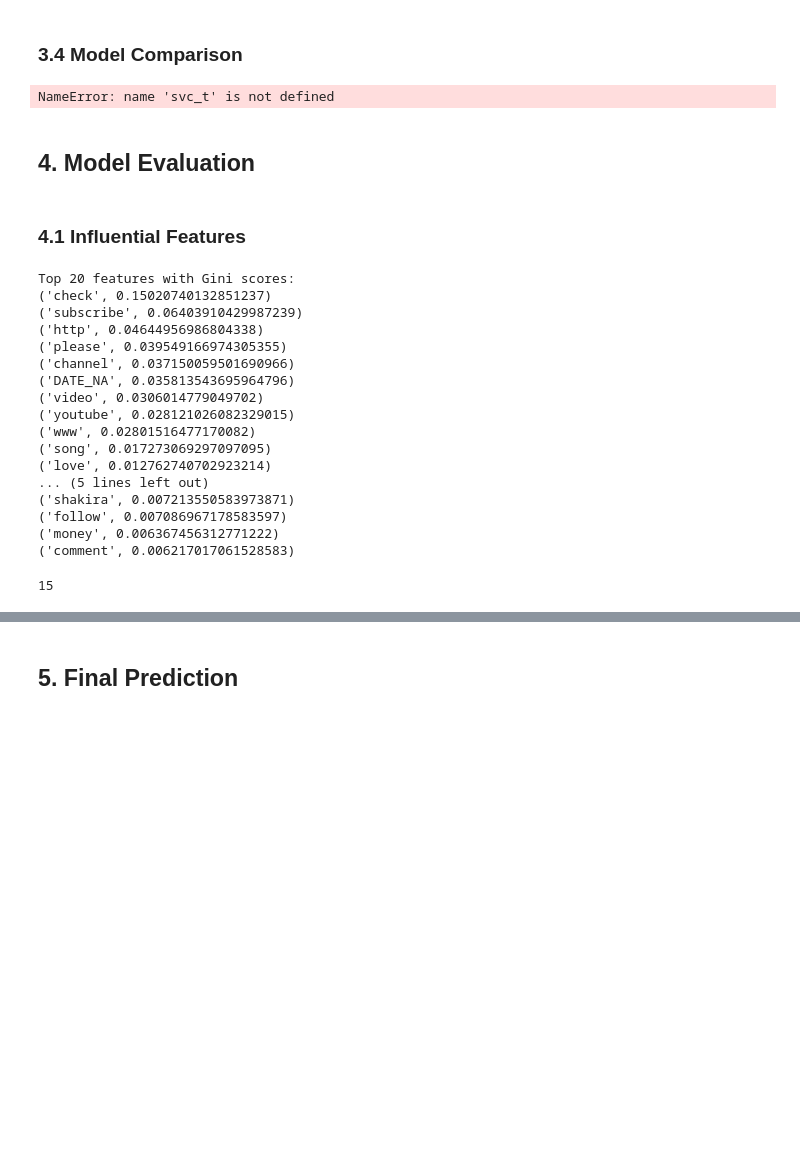
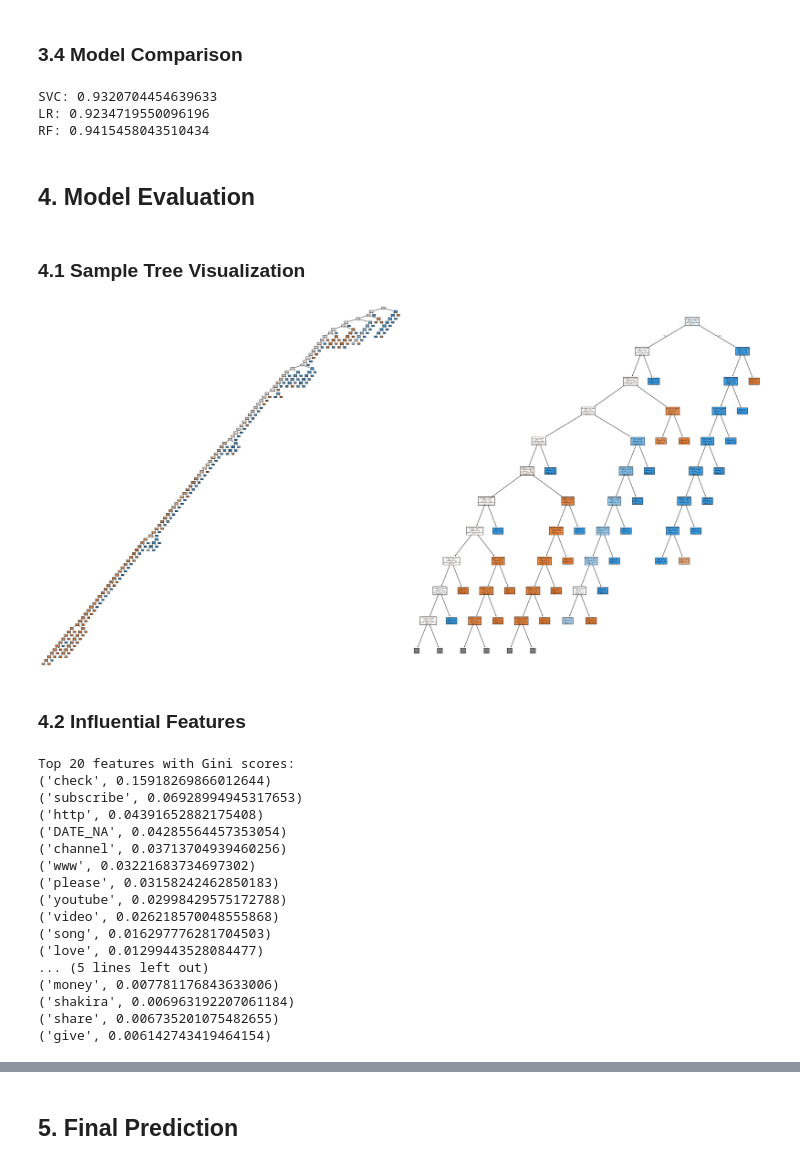
Before and after one commit to wogus00/spam-classification, a Jupyter notebook: submission_notebook.ipynb, the cells around one changed output, grey strips where cells are left out. Cells and saved outputs as stored; diff of their text form; code cells hidden in the pictures; blank space fills up the shorter version.

```diff
--- a/submission_notebook.ipynb
+++ b/submission_notebook.ipynb
@@ -782,14 +716,37 @@ svc_t = SVC()
 # %%
-svc_tv_scores = cross_val_score(svc_t, x_t_train, y_t_train, cv=5)
-print('SVC:', svc_tv_scores.mean())
-print('LR:', t_grid_search.best_score_)
+lr_best_model = grid_search_lr.best_estimator_
+svm_best_model = grid_search_svm.best_estimator_
+rf_best_model = grid_search_random_forest.best_estimator_
+
+print('SVC:', grid_search_lr.best_score_)
+print('LR:', grid_search_svm.best_score_)
 print('RF:', grid_search_random_forest.best_score_)
 # %% [output]
-NameError: name 'svc_t' is not defined
+SVC: 0.9320704454639633
+LR: 0.9234719550096196
+RF: 0.9415458043510434
 # %% [markdown]
 ## 4. Model Evaluation
+# %% [markdown]
+### 4.1 Sample Tree Visualization
+# %%
+rf_best_model = grid_search_random_forest.best_estimator_
+sample_tree = rf_best_model.estimators_[0]
+
+fig, axes = plt.subplots(1, 2, figsize=(30, 15))
+
+# Plot the full tree on the left, zoomed-in on the right
+axes[0].set_title('Full Decision Tree')
+plot_tree(sample_tree, filled=True, class_names=['0', '1'], ax=axes[0])
+axes[1].set_title('Zoomed-In Decision Tree')
+plot_tree(sample_tree, max_depth=10, filled=True, class_names=['0', '1'], ax=axes[1])
+
+plt.tight_layout()
+plt.show()
+# %% [output]
+[figure, added]
 # %% [markdown]
-### 4.1 Influential Features
+### 4.2 Influential Features
 # %%
 def get_top_n_features(model, feature_names, n):
     # Get feature importances
@@ -798,7 +755,6 @@ def get_top_n_features(model, feature_names, n):
     # Get indices of the top n features
     indices = np.argsort(importances)[-n:][::-1]
 
-    # Get the feature names and their importances, handling the special case for index 3125
     top_features = []
     for i in indices:
         feature_name = "DATE_NA" if i == 3125 else feature_names[i]
@@ -807,40 +763,26 @@ def get_top_n_features(model, feature_names, n):
     return top_features
 
 feature_names = tf_vectorizer.get_feature_names_out()
-top_20_features = get_top_n_features(rf_t, feature_names, 20)
+top_20_features = get_top_n_features(rf_best_model, feature_names, 20)
 print(f"Top 20 features with Gini scores:")
 for feature in top_20_features:
     print(feature)
 # %% [output]
 Top 20 features with Gini scores:
-('check', 0.15020740132851237)
-('subscribe', 0.06403910429987239)
-('http', 0.04644956986804338)
-('please', 0.039549166974305355)
-('channel', 0.037150059501690966)
-('DATE_NA', 0.035813543695964796)
-('video', 0.0306014779049702)
-('youtube', 0.028121026082329015)
-('www', 0.02801516477170082)
-('song', 0.017273069297097095)
-('love', 0.012762740702923214)
+('check', 0.15918269866012644)
+('subscribe', 0.06928994945317653)
+('http', 0.04391652882175408)
+('DATE_NA', 0.04285564457353054)
+('channel', 0.03713704939460256)
+('www', 0.03221683734697302)
+('please', 0.03158242462850183)
+('youtube', 0.02998429575172788)
+('video', 0.026218570048555868)
+('song', 0.016297776281704503)
+('love', 0.01299443528084477)
 ... (5 lines left out)
-('shakira', 0.007213550583973871)
-('follow', 0.007086967178583597)
-('money', 0.006367456312771222)
-('comment', 0.006217017061528583)
+('money', 0.007781176843633006)
+('shakira', 0.006963192207061184)
+('share', 0.006735201075482655)
+('give', 0.006142743419464154)
-# %%
-top_20_features_names = [feature[0] for feature in top_20_features]
-overlapping_counts = 0
-class_0_counts = 0
-class_1_counts = 0
-for feature in top_20_features_names:
-    if feature in overlapping_words:
-        overlapping_counts += 1
-    if feature in class_0_unique_words:
-        class_0_counts += 1
-    if feature in class_1_unique_words:
-        class_1_counts += 1
-# %% [output]
-15
 # %% [markdown]
```
Also changed, not shown: parts of 37 cells of this notebook.
